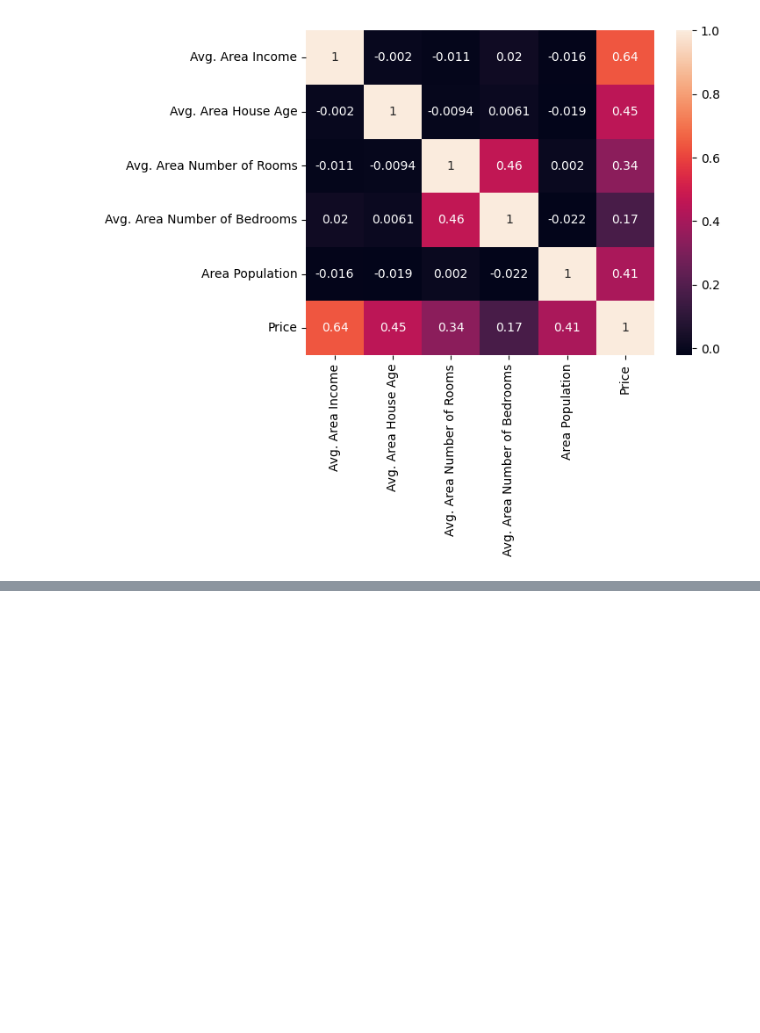
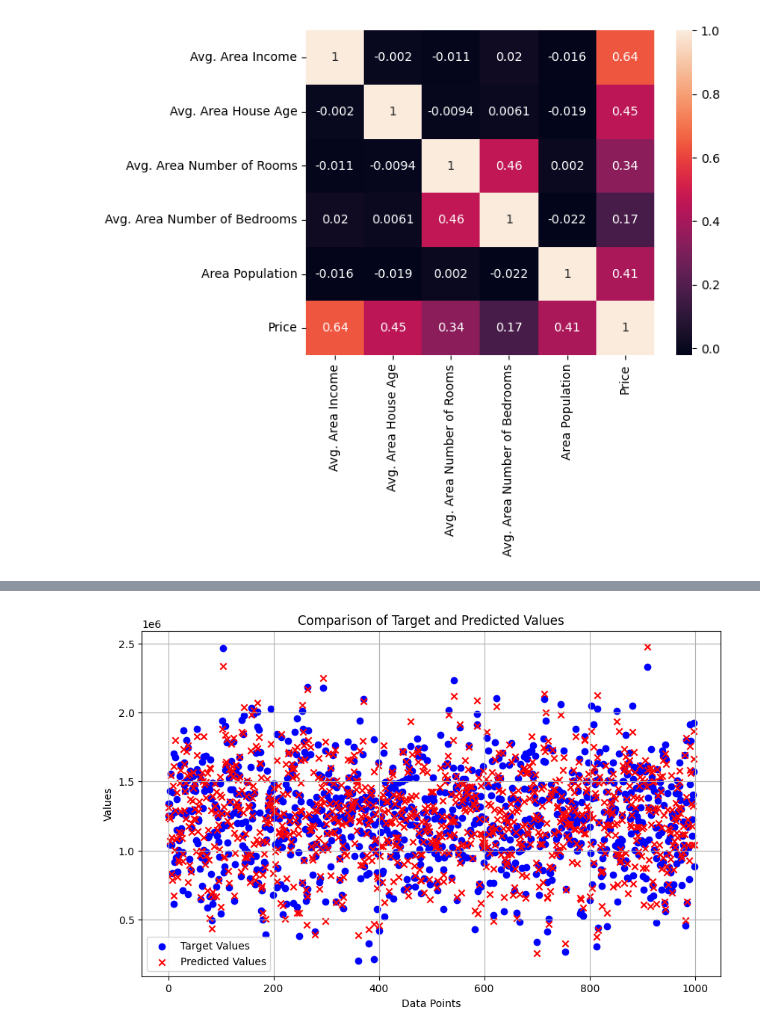
Before and after one commit to Nusrat-96/Laptop_Price_Prediction, a Jupyter notebook: notebook/housing.ipynb, the cells around one changed output, grey strips where cells are left out. Saved outputs shown, nothing was run; the diff lists cells and outputs as text; code cells hidden in the pictures; blank space fills up the shorter version.

```diff
--- a/notebook/data/housing.ipynb
+++ b/notebook/housing.ipynb
@@ -111,0 +238,7 @@ sns.heatmap(housing_data.corr(),annot= True)
+# %%
+from sklearn.model_selection import train_test_split
+X_ = housing_data[['Avg. Area Income', 'Avg. Area House Age', 'Avg. Area Number of Rooms', 'Area Population']]
+y_ = housing_data["Price"]
+
+# Split data
+x_train, x_test, y_train, y_test = train_test_split(X_, y_, test_size=0.2, random_state=42)
@@ -111,0 +266,8 @@ sns.heatmap(housing_data.corr(),annot= True)
+# %%
+# Now fit model separately
+model = LinearRegression()
+model.fit(X_train_scaled, y_train)
+
+# Predict using scaled data
+y_pred = model.predict(X_test_scaled)
+print(y_pred)
@@ -111,0 +328,26 @@ sns.heatmap(housing_data.corr(),annot= True)
+# %%
+import matplotlib.pyplot as plt
+import numpy as np
+
+# Sample data
+y_true = np.array(y_test)  # Target values
+y_pred = np.array(y_pred)  # Predicted values
+indices = np.arange(len(y_true))  # X-axis values
+
+plt.figure(figsize=(10, 6))
+
+# Plot true values in blue with circle markers
+plt.scatter(indices, y_true, color='blue', label='Target Values', marker='o')
+
+# Plot predicted values in red with x markers
+plt.scatter(indices, y_pred, color='red', label='Predicted Values', marker='x')
+
+
+plt.xlabel('Data Points')
+plt.ylabel('Values')
+plt.title('Comparison of Target and Predicted Values')
+plt.legend()
+plt.grid(True)
+plt.show()
+# %% [output]
+[figure, added]
```
Also changed, not shown: parts of 22 cells of this notebook, 2 other files.
